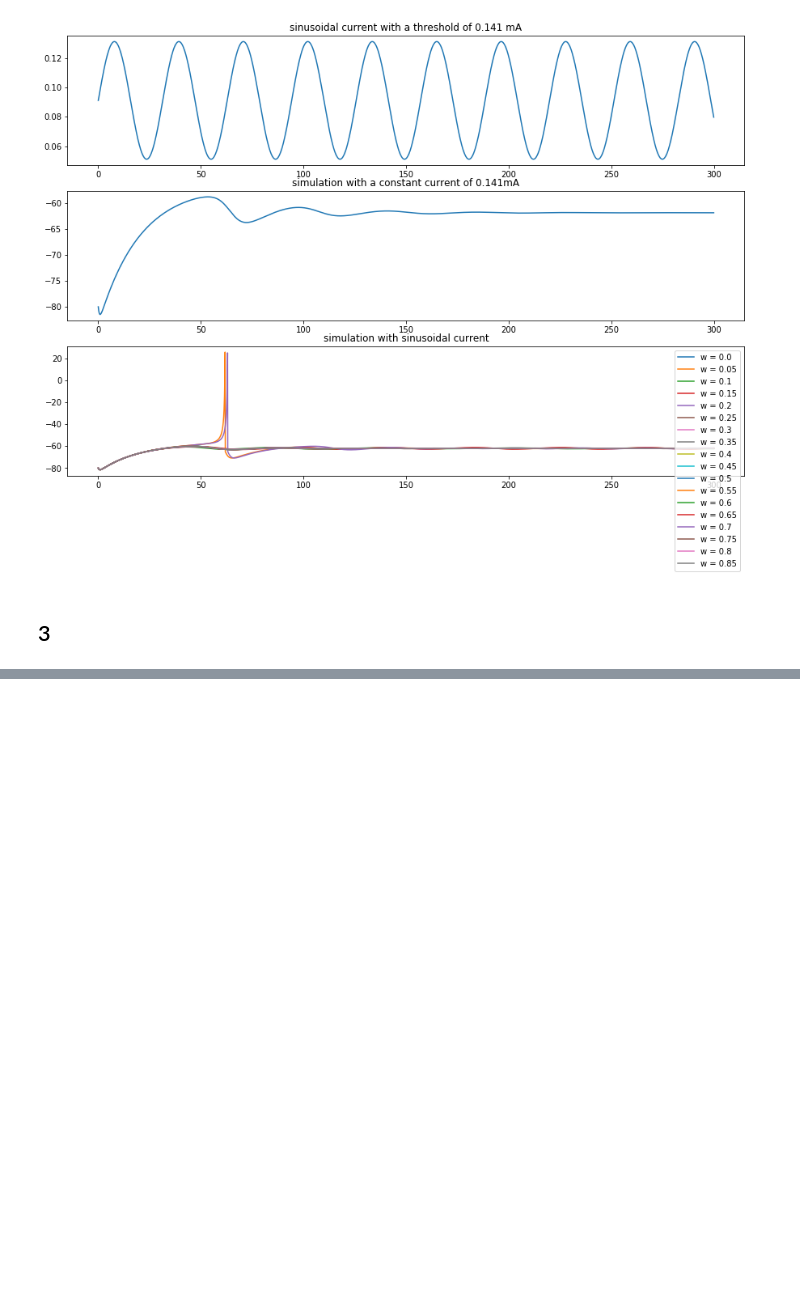
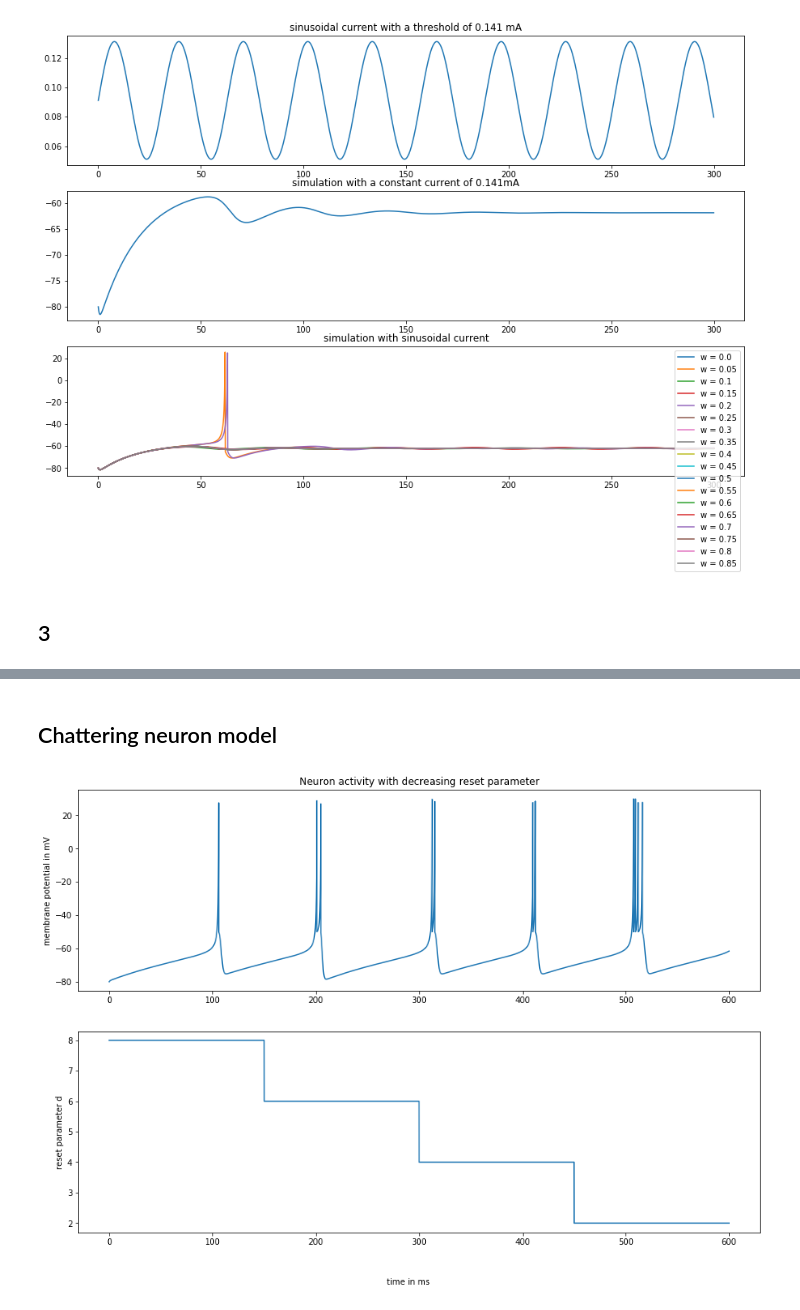
Before and after one commit to lpodl/Izhikevich-Neurons, a Jupyter notebook: Izhkevich-Neurons.ipynb, the cells around one changed output, grey strips where cells are left out. Cells and saved outputs as stored; diff of their text form; code cells hidden in the pictures; blank space fills up the shorter version.

```diff
--- a/Izhkevich-Neurons.ipynb
+++ b/Izhkevich-Neurons.ipynb
@@ -292,0 +302,59 @@ plt.show()
+# %% [markdown]
+## Chattering neuron model
+# %%
+def chattering_neuron(p, d, I, t_max, dt):
+    """ returns the membrane potential during a given time approximated with the euler method
+    simulation with a decreasing parameter d
+    p : dictionary, contains the parameters a, b, c
+    d : function of the d values(float) in time
+    I : function, I(t) is the current at time t in pA
+    t_max : float, time length of the simulation in ms
+    dt : float, time step in ms
+    """
+    # create arrays for t, u, v and set initial values
+    t = np.arange(0, t_max, dt)
+    u = np.zeros((len(t),1))
+    u[0] = 0
+    v = np.zeros((len(t),1))
+    v[0] = -80
+    for i in range(len(t)-1):
+        if v[i] >= 30:
+            chattering_reset(p, d, v, u, i, dt)
+        u[i+1] = u[i] + dt * p['a'] * (p['b'] * v[i] - u[i])
+        v[i+1] = v[i] + dt * (0.04 * (v[i])**2 + 5 * v[i] + 140 - u[i] + I(t[i]))
+    return t, v
+
+def chattering_reset(p, d, v, u, i, dt):
+    """resets the values for v and u at a given index, d is dynamically updated"""
+    v[i] = p['c']
+    u[i] += d(i*dt)
+
+# simulate with decreasing reset parameter d
+p4 = {
+    'a': 0.02,
+    'b': 0.2,
+    'c': -50,
+}
+d_dict = {
+    0 : 8,
+    150: 6,
+    300: 4,
+    450: 2
+}
+t_max = 600
+dt = 0.01
+d = step_array(d_dict, t_max, dt)
+I_4 = lambda t : 5
+t, v = chattering_neuron(p4, d, I_4, t_max, dt)
+d_array = np.vectorize(d)(t)
+# plot
+fig, ax = plt.subplots(2,1, figsize = (15,10))
+ax[0].title.set_text('Neuron activity with decreasing reset parameter')
+fig.text(0.5, 0.04, 'time in ms', ha='center', va='center')
+ax[0].plot(t, v)
+ax[0].set_ylabel('membrane potential in mV')
+ax[1].plot(t, d_array)
+ax[1].set_ylabel('reset parameter d')
+plt.show()
+# %% [output]
+[figure, added]
```
Also changed, not shown: parts of 4 cells of this notebook.
